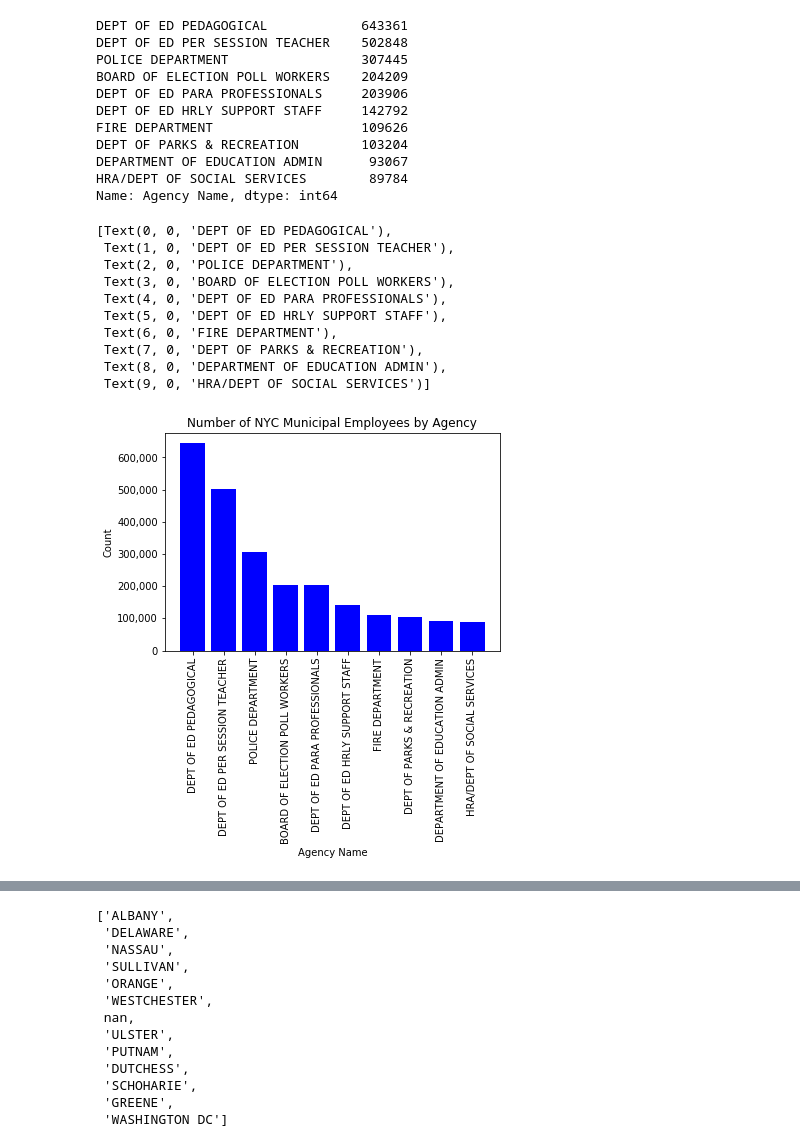
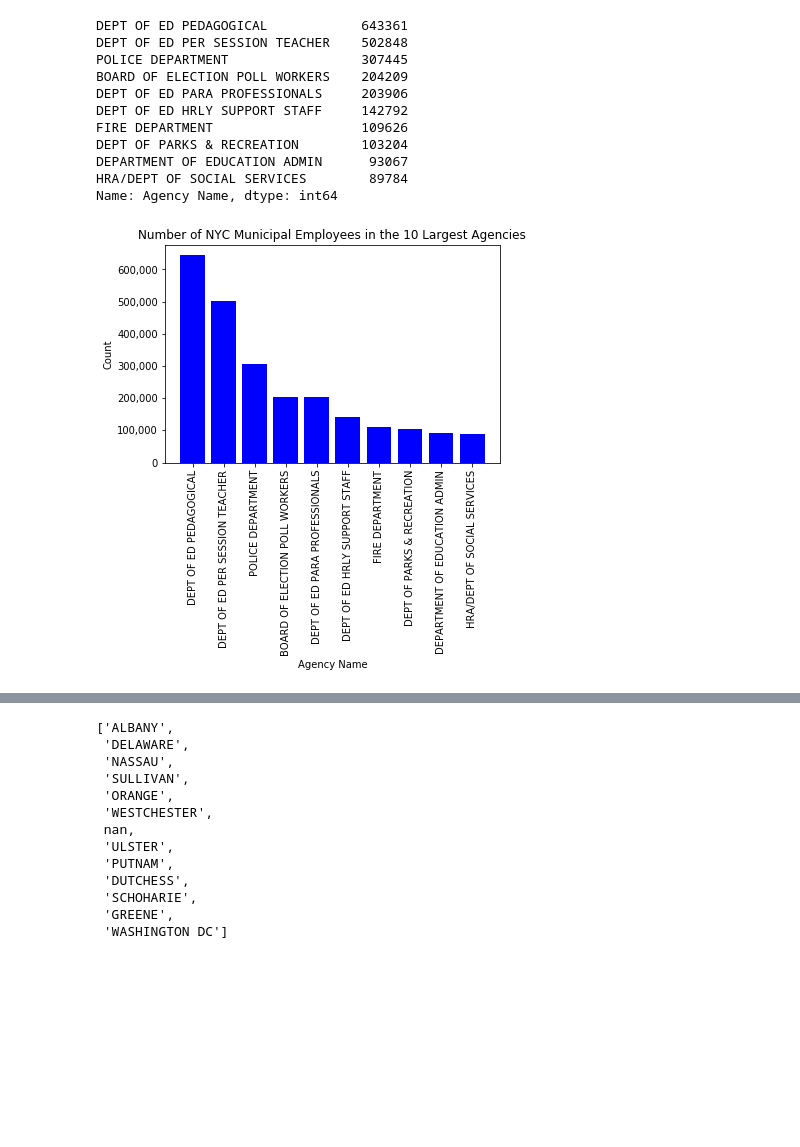
Before and after one commit to esm2000/nyc_payroll, a Jupyter notebook: citywide_payroll.ipynb, the cells around one changed output, grey strips where cells are left out. Saved outputs shown, nothing was run; the diff lists cells and outputs as text; code cells hidden in the pictures; blank space fills up the shorter version.

Commit message:
plots

```diff
--- a/citywide_payroll.ipynb
+++ b/citywide_payroll.ipynb
@@ -345,25 +345,16 @@ Name: Agency Name, dtype: int64
 # %%
 ax = plt.subplot(111)
 ax.bar(payroll_agency_counts_top.index, payroll_agency_counts_top.values, color = "b")
 ax.yaxis.set_major_formatter(y_format)
-ax.set_title("Number of NYC Municipal Employees by Agency")
+ax.set_title("Number of NYC Municipal Employees in the 10 Largest Agencies")
 ax.set_xlabel("Agency Name")
 ax.set_ylabel("Count")
 plt.draw()
 ax.set_xticklabels(ax.get_xticklabels(), rotation=90)
+plt.savefig("employee_count_by_agency.png")
 #ax.set_ylim(500000, 600000)
 # %% [output]
-[Text(0, 0, 'DEPT OF ED PEDAGOGICAL'),
- Text(1, 0, 'DEPT OF ED PER SESSION TEACHER'),
- Text(2, 0, 'POLICE DEPARTMENT'),
- Text(3, 0, 'BOARD OF ELECTION POLL WORKERS'),
- Text(4, 0, 'DEPT OF ED PARA PROFESSIONALS'),
- Text(5, 0, 'DEPT OF ED HRLY SUPPORT STAFF'),
- Text(6, 0, 'FIRE DEPARTMENT'),
- Text(7, 0, 'DEPT OF PARKS & RECREATION'),
- Text(8, 0, 'DEPARTMENT OF EDUCATION ADMIN'),
- Text(9, 0, 'HRA/DEPT OF SOCIAL SERVICES')]
-[figure, old version]
+[figure, new version]
 # %%
     ## borough-to-borough
 payroll_borough_counts = payroll["Work Location Borough"].value_counts()
```
Also changed, not shown: parts of 14 cells of this notebook, 13 other files.
